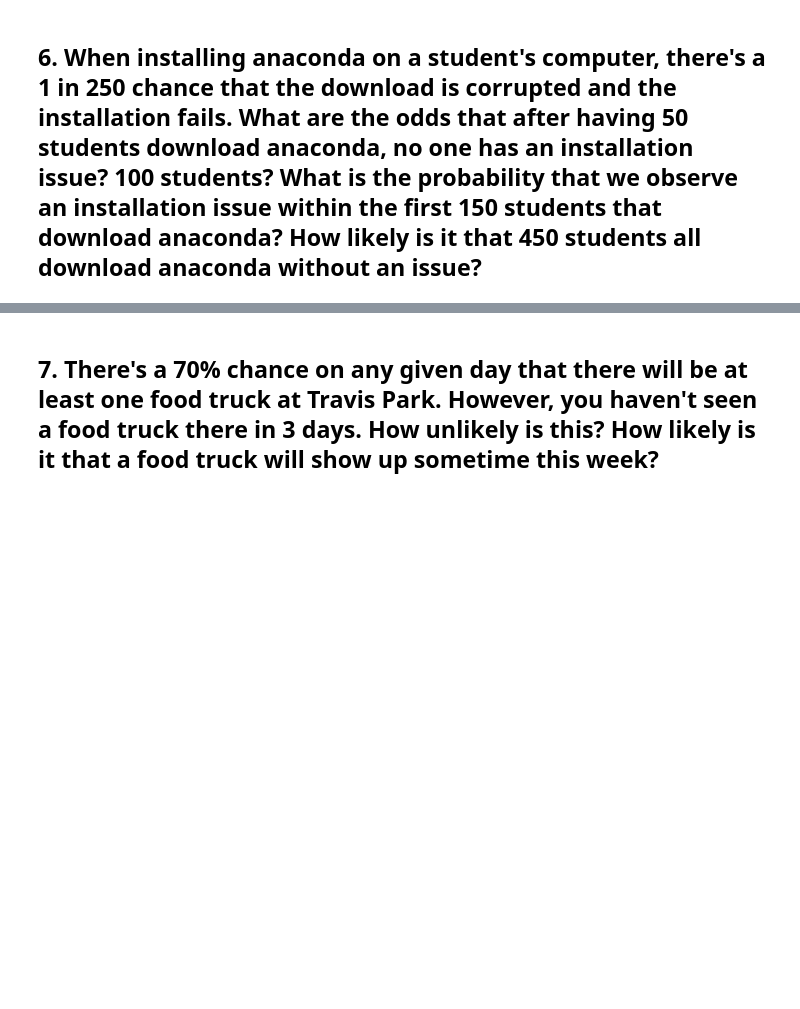
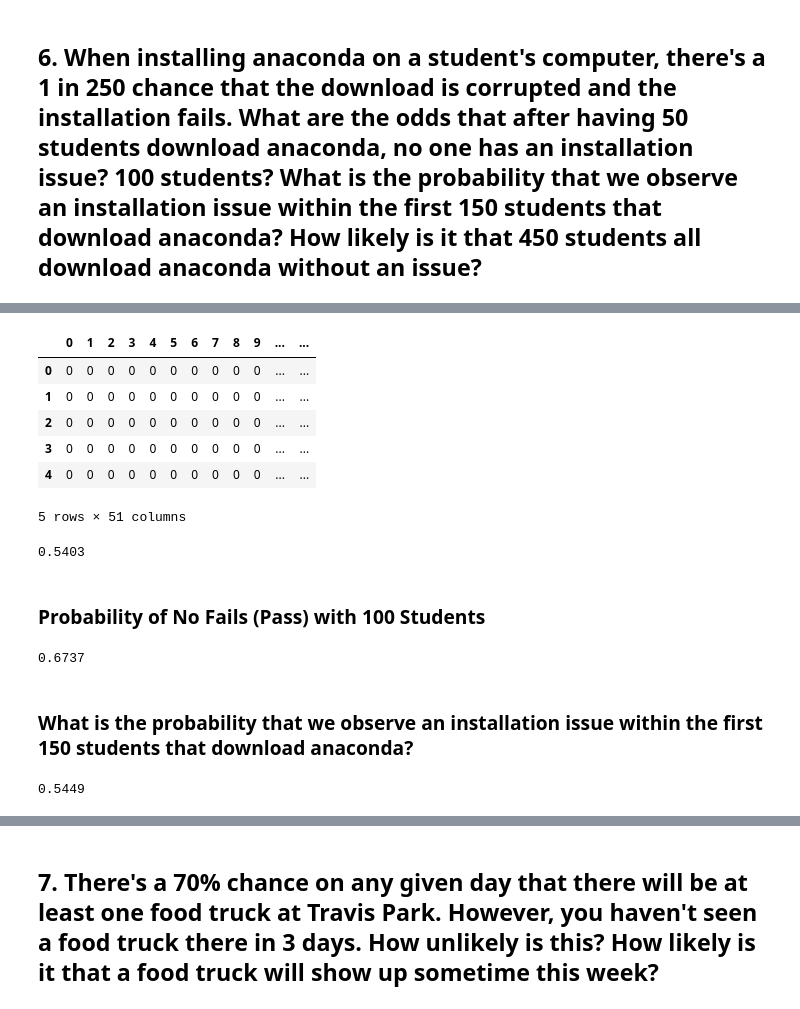
Before and after one commit to kanieladenis/statistics-exercises, a Jupyter notebook: simulation.ipynb, the cells around one changed output, grey strips where cells are left out. Drawn from its saved outputs; the diff is of its cells as text; code cells hidden in the pictures; blank space fills up the shorter version.

```diff
--- a/simulation.ipynb
+++ b/simulation.ipynb
@@ -38,0 +251,50 @@ flips
+# %%
+# Created sum of fails
+computers['fail_sum'] = computers.sum(axis=1)
+computers.head()
+# %% [output]
+|  | 0 | 1 | 2 | 3 | 4 | 5 | 6 | 7 | 8 | 9 | ... | ... |
+| 0 | 0 | 0 | 0 | 0 | 0 | 0 | 0 | 0 | 0 | 0 | ... | ... |
+| 1 | 0 | 0 | 0 | 0 | 0 | 0 | 0 | 0 | 0 | 0 | ... | ... |
+| 2 | 0 | 0 | 0 | 0 | 0 | 0 | 0 | 0 | 0 | 0 | ... | ... |
+| 3 | 0 | 0 | 0 | 0 | 0 | 0 | 0 | 0 | 0 | 0 | ... | ... |
+| 4 | 0 | 0 | 0 | 0 | 0 | 0 | 0 | 0 | 0 | 0 | ... | ... |
+5 rows × 51 columns
+# %%
+# Probablity of of no fails
+p_comp_pass = (computers.fail_sum == 0).mean()
+p_comp_pass
+# %% [output]
+0.5403
+# %% [markdown]
+### Probability of No Fails (Pass) with 100 Students
+# %%
+# updated computer to 100
+p_fail = 1/250
+p_pass = 249/250
+n_computers = 100
+n_trials = 10_000
+
+computers = np.random.choice([0,1], p=[p_pass,p_fail], size=(n_trials,n_computers))
+computers = pd.DataFrame(computers)
+computers['fail_sum'] = computers.sum(axis=1)
+p_comp_pass = (computers.fail_sum == 0).mean()
+p_comp_pass
+# %% [output]
+0.6737
+# %% [markdown]
+### What is the probability that we observe an installation issue within the first 150 students that download anaconda?
+# %%
+# updated computer to 150
+p_fail = 1/250
+p_pass = 249/250
+n_computers = 150
+n_trials = 10_000
+
+computers = np.random.choice([0,1], p=[p_pass,p_fail], size=(n_trials,n_computers))
+computers = pd.DataFrame(computers)
+computers['fail_sum'] = computers.sum(axis=1)
+p_comp_pass = (computers.fail_sum == 0).mean()
+p_comp_pass
+# %% [output]
+0.5449
```
Also changed, not shown: parts of 33 cells of this notebook, 3 other files.
